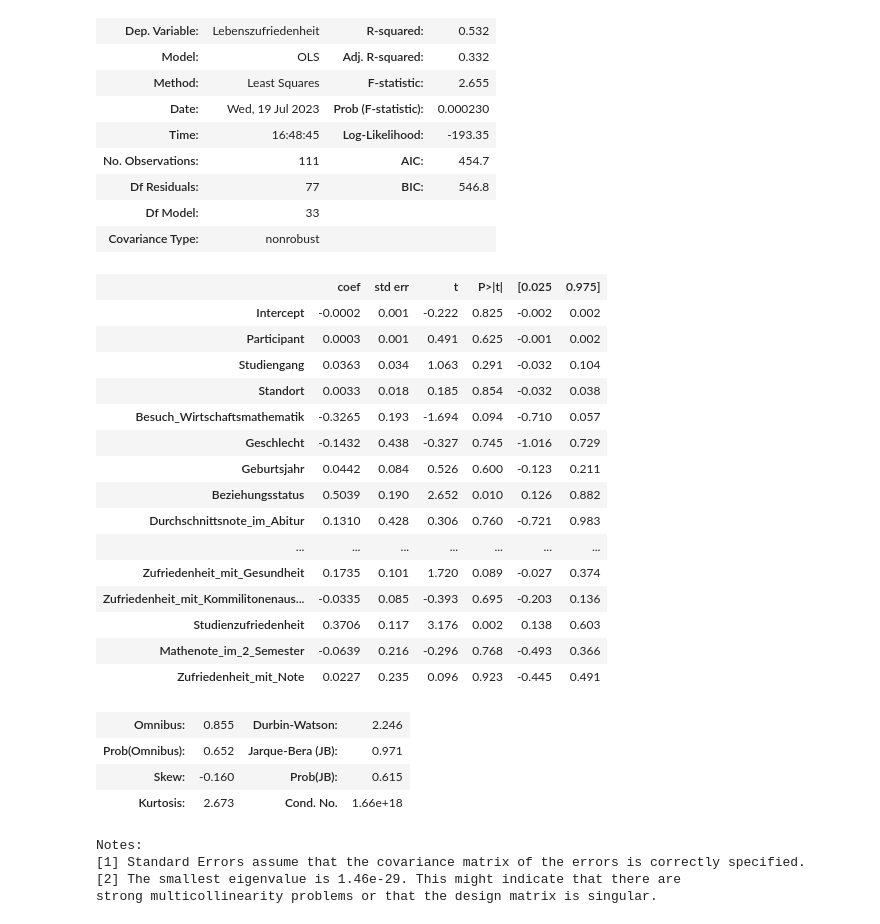
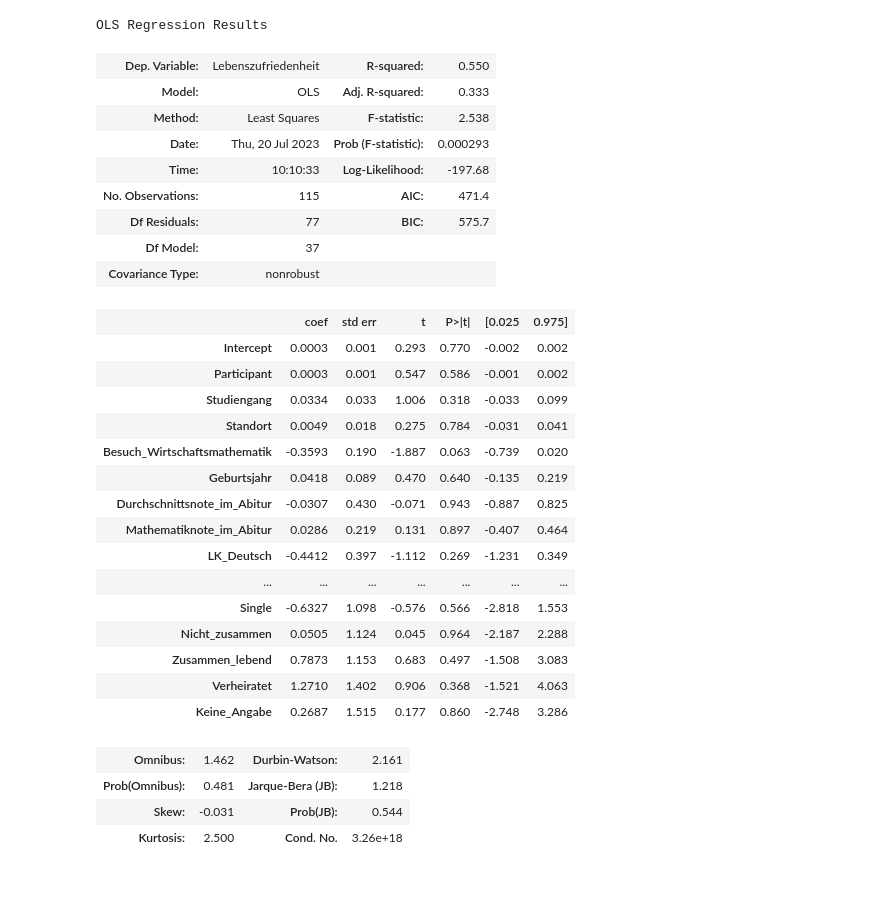
Before and after one commit to StefanDataCraft/praxis_Statistik, a Jupyter notebook: uni_1.ipynb, the cells around one changed output. Drawn from its saved outputs; the diff is of its cells as text; code cells hidden in the pictures; blank space fills up the shorter version.

```diff
--- a/uni_1.ipynb
+++ b/uni_1.ipynb
@@ -27,20 +53,21 @@ signifcat_variable_df=pd.DataFrame()
 # %%
 import pandas as pd
-from scipy import stats
+
+columns_list = uni_dummied_df.columns
+columns_without_spaces = [column_name.replace(" ","_").replace("-","_").replace(".","") for column_name in columns_list]
+
+columns_list_str = "+".join(columns_without_spaces)
+
+columns_list_str_without_lebenszufriedenheit = columns_list_str.replace("+Lebenszufriedenheit","")
+print(columns_list_str_without_lebenszufriedenheit)
+
+uni_dummied_df.columns = columns_without_spaces
 
 
-columns_list = ['Participant', 'Studiengang', 'Standort', 'Besuch Wirtschaftsmathematik', 'Geschlecht', 'Geburtsjahr', 'Beziehungsstatus', 'Durchschnittsnote im Abitur', 'Mathematiknote im Abitur', 'LK_Deutsch', 'LK_Mathe', 'LK_Englisch', 'Religion', 'Lernaufwand', 'Schwierigkeitsgrad', 'Umfang', 'Erwartungen', 'Zeit-Studium', 'Zeit-Praxispartner', 'Zeit-Nebenjob', 'Zeit-Hobbys', 'Zeit-Freizeit', 'Zeit-Hausarbeit', 'Zeit-Essen', 'Zeit-Schlafen', 'Zeit-Sonstiges', 'Wechsel Praxispartner', 'Lebenszufriedenheit', 'Zufriedenheit mit Praxispartner', 'Zufriedenheit mit finanzieller Situation', 'Zufriedenheit mit Gesundheit', 'Zufriedenheit mit Kommilitonenaustausch', 'Studienzufriedenheit', 'Mathenote im 2. Semester', 'Zufriedenheit mit Note']
-
-columns_without_spaces = [column_name.replace(" ","_").replace("-","_").replace(".","") for column_name in columns_list]
-uni_df.columns = columns_without_spaces
-
-columns_list_without_lebenszufriedenheit = ['Participant', 'Studiengang', 'Standort', 'Besuch Wirtschaftsmathematik', 'Geschlecht', 'Geburtsjahr', 'Beziehungsstatus', 'Durchschnittsnote im Abitur', 'Mathematiknote im Abitur', 'LK_Deutsch', 'LK_Mathe', 'LK_Englisch', 'Religion', 'Lernaufwand', 'Schwierigkeitsgrad', 'Umfang', 'Erwartungen', 'Zeit-Studium', 'Zeit-Praxispartner', 'Zeit-Nebenjob', 'Zeit-Hobbys', 'Zeit-Freizeit', 'Zeit-Hausarbeit', 'Zeit-Essen', 'Zeit-Schlafen', 'Zeit-Sonstiges', 'Wechsel Praxispartner', 'Zufriedenheit mit Praxispartner', 'Zufriedenheit mit finanzieller Situation', 'Zufriedenheit mit Gesundheit', 'Zufriedenheit mit Kommilitonenaustausch', 'Studienzufriedenheit', 'Mathenote im 2. Semester', 'Zufriedenheit mit Note']
-columns_without_spaces = [column_name.replace(" ","_").replace("-","_").replace(".","") for column_name in columns_list_without_lebenszufriedenheit]
-
 #print(columns_without_spaces)
-columns_string = '+'.join(columns_without_spaces)
+#columns_string = ' + '.join(columns_without_spaces)
 #print(columns_string)
-model = smf.ols(f'Lebenszufriedenheit ~ {columns_string}', uni_df)
+model = smf.ols(f'Lebenszufriedenheit ~ {columns_list_str_without_lebenszufriedenheit}', uni_df)
 result = model.fit()
 display(result.summary())
 # Access individual attributes for interpretation
@@ -58,33 +101,30 @@ OLS Regression Results
+OLS Regression Results
-| Dep. Variable: | Lebenszufriedenheit | R-squared: | 0.532 |
-| Model: | OLS | Adj. R-squared: | 0.332 |
-| Method: | Least Squares | F-statistic: | 2.655 |
-| Date: | Wed, 19 Jul 2023 | Prob (F-statistic): | 0.000230 |
-| Time: | 16:48:45 | Log-Likelihood: | -193.35 |
-| No. Observations: | 111 | AIC: | 454.7 |
-| Df Residuals: | 77 | BIC: | 546.8 |
-| Df Model: | 33 |  |  |
+| Dep. Variable: | Lebenszufriedenheit | R-squared: | 0.550 |
+| Model: | OLS | Adj. R-squared: | 0.333 |
+| Method: | Least Squares | F-statistic: | 2.538 |
+| Date: | Thu, 20 Jul 2023 | Prob (F-statistic): | 0.000293 |
+| Time: | 10:10:33 | Log-Likelihood: | -197.68 |
+| No. Observations: | 115 | AIC: | 471.4 |
+| Df Residuals: | 77 | BIC: | 575.7 |
+| Df Model: | 37 |  |  |
 | Covariance Type: | nonrobust |  |  |
 |  | coef | std err | t | P>|t| | [0.025 | 0.975] |
-| Intercept | -0.0002 | 0.001 | -0.222 | 0.825 | -0.002 | 0.002 |
-| Participant | 0.0003 | 0.001 | 0.491 | 0.625 | -0.001 | 0.002 |
-| Studiengang | 0.0363 | 0.034 | 1.063 | 0.291 | -0.032 | 0.104 |
-| Standort | 0.0033 | 0.018 | 0.185 | 0.854 | -0.032 | 0.038 |
-| Besuch_Wirtschaftsmathematik | -0.3265 | 0.193 | -1.694 | 0.094 | -0.710 | 0.057 |
-| Geschlecht | -0.1432 | 0.438 | -0.327 | 0.745 | -1.016 | 0.729 |
-| Geburtsjahr | 0.0442 | 0.084 | 0.526 | 0.600 | -0.123 | 0.211 |
-| Beziehungsstatus | 0.5039 | 0.190 | 2.652 | 0.010 | 0.126 | 0.882 |
-| Durchschnittsnote_im_Abitur | 0.1310 | 0.428 | 0.306 | 0.760 | -0.721 | 0.983 |
+| Intercept | 0.0003 | 0.001 | 0.293 | 0.770 | -0.002 | 0.002 |
+| Participant | 0.0003 | 0.001 | 0.547 | 0.586 | -0.001 | 0.002 |
+| Studiengang | 0.0334 | 0.033 | 1.006 | 0.318 | -0.033 | 0.099 |
+| Standort | 0.0049 | 0.018 | 0.275 | 0.784 | -0.031 | 0.041 |
+| Besuch_Wirtschaftsmathematik | -0.3593 | 0.190 | -1.887 | 0.063 | -0.739 | 0.020 |
+| Geburtsjahr | 0.0418 | 0.089 | 0.470 | 0.640 | -0.135 | 0.219 |
+| Durchschnittsnote_im_Abitur | -0.0307 | 0.430 | -0.071 | 0.943 | -0.887 | 0.825 |
+| Mathematiknote_im_Abitur | 0.0286 | 0.219 | 0.131 | 0.897 | -0.407 | 0.464 |
+| LK_Deutsch | -0.4412 | 0.397 | -1.112 | 0.269 | -1.231 | 0.349 |
 | ... | ... | ... | ... | ... | ... | ... |
-| Zufriedenheit_mit_Gesundheit | 0.1735 | 0.101 | 1.720 | 0.089 | -0.027 | 0.374 |
-| Zufriedenheit_mit_Kommilitonenaus... | -0.0335 | 0.085 | -0.393 | 0.695 | -0.203 | 0.136 |
-| Studienzufriedenheit | 0.3706 | 0.117 | 3.176 | 0.002 | 0.138 | 0.603 |
-| Mathenote_im_2_Semester | -0.0639 | 0.216 | -0.296 | 0.768 | -0.493 | 0.366 |
-| Zufriedenheit_mit_Note | 0.0227 | 0.235 | 0.096 | 0.923 | -0.445 | 0.491 |
+| Single | -0.6327 | 1.098 | -0.576 | 0.566 | -2.818 | 1.553 |
+| Nicht_zusammen | 0.0505 | 1.124 | 0.045 | 0.964 | -2.187 | 2.288 |
+| Zusammen_lebend | 0.7873 | 1.153 | 0.683 | 0.497 | -1.508 | 3.083 |
+| Verheiratet | 1.2710 | 1.402 | 0.906 | 0.368 | -1.521 | 4.063 |
+| Keine_Angabe | 0.2687 | 1.515 | 0.177 | 0.860 | -2.748 | 3.286 |
-| Omnibus: | 0.855 | Durbin-Watson: | 2.246 |
-| Prob(Omnibus): | 0.652 | Jarque-Bera (JB): | 0.971 |
-| Skew: | -0.160 | Prob(JB): | 0.615 |
-| Kurtosis: | 2.673 | Cond. No. | 1.66e+18 |
+| Omnibus: | 1.462 | Durbin-Watson: | 2.161 |
+| Prob(Omnibus): | 0.481 | Jarque-Bera (JB): | 1.218 |
+| Skew: | -0.031 | Prob(JB): | 0.544 |
+| Kurtosis: | 2.500 | Cond. No. | 3.26e+18 |
-Notes:
-[1] Standard Errors assume that the covariance matrix of the errors is correctly specified.
-[2] The smallest eigenvalue is 1.46e-29. This might indicate that there are
-strong multicollinearity problems or that the design matrix is singular.
```
Also changed, not shown: parts of 7 cells of this notebook.
